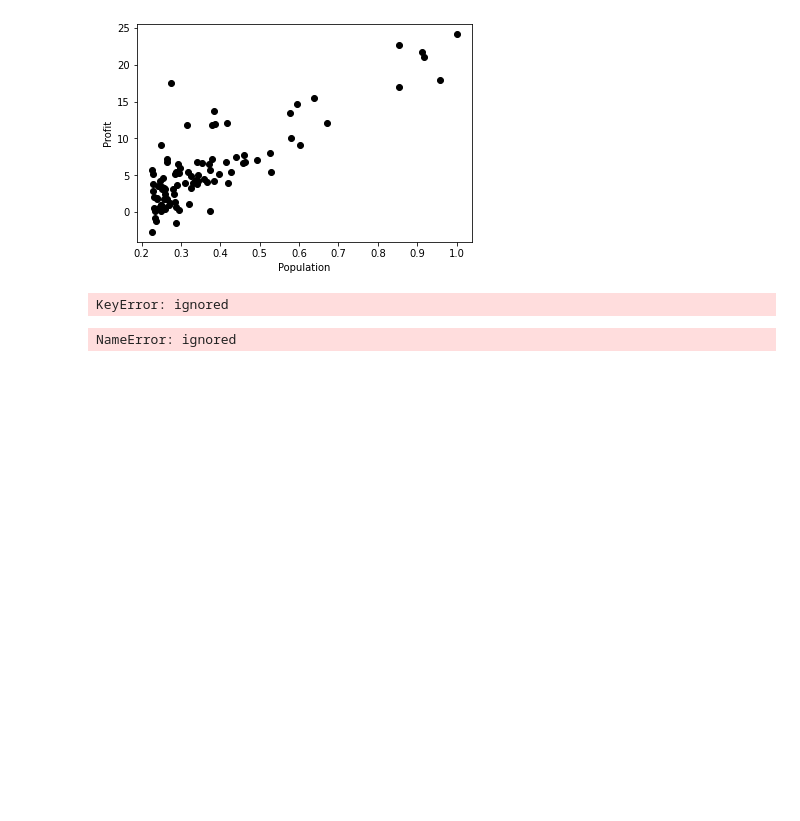
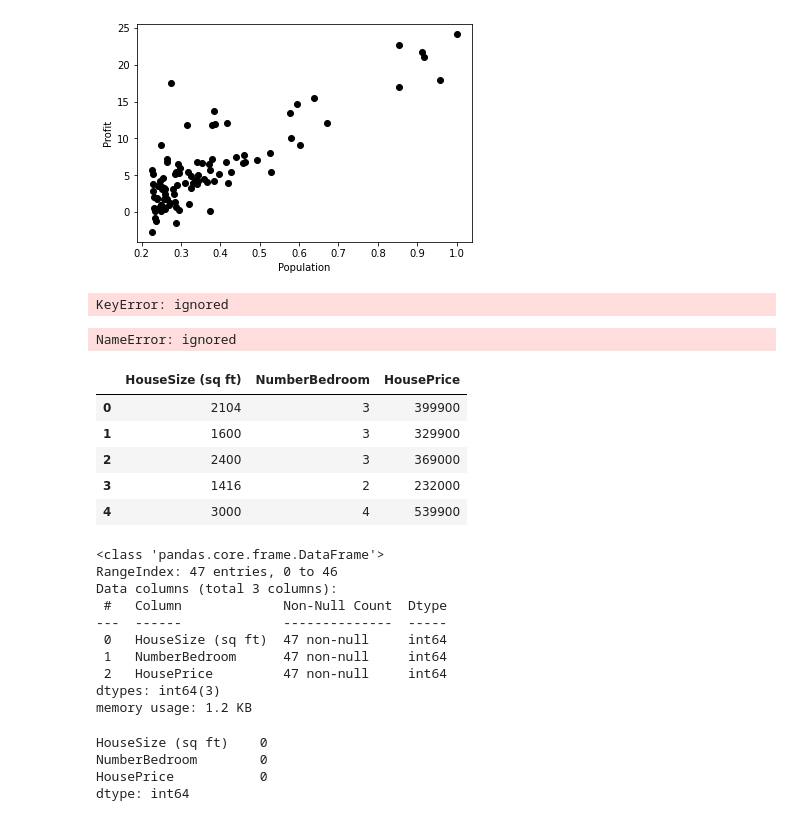
Before and after one commit to mollym55/CS5262-Week8, a Jupyter notebook: Week08_Miller_millemh2.ipynb, the cells around one changed output. Drawn from its saved outputs; the diff is of its cells as text; code cells hidden in the pictures; blank space fills up the shorter version.

```diff
--- a/Week08_Miller_millemh2.ipynb
+++ b/Week08_Miller_millemh2.ipynb
@@ -85,3 +108,29 @@ while True:
     w = new_w
 # %% [output]
 NameError: ignored
+# %%
+hd = pd.read_csv('https://raw.githubusercontent.com/mollym55/CS5262-Week8/master/housing_price_data.txt')
+display(hd.head())
+hd.info()
+hd.isna().sum()
+# %% [output]
+|  | HouseSize (sq ft) | NumberBedroom | HousePrice |
+| 0 | 2104 | 3 | 399900 |
+| 1 | 1600 | 3 | 329900 |
+| 2 | 2400 | 3 | 369000 |
+| 3 | 1416 | 2 | 232000 |
+| 4 | 3000 | 4 | 539900 |
+<class 'pandas.core.frame.DataFrame'>
+RangeIndex: 47 entries, 0 to 46
+Data columns (total 3 columns):
+ #   Column             Non-Null Count  Dtype
+---  ------             --------------  -----
+ 0   HouseSize (sq ft)  47 non-null     int64
+ 1   NumberBedroom      47 non-null     int64
+ 2   HousePrice         47 non-null     int64
+dtypes: int64(3)
+memory usage: 1.2 KB
+HouseSize (sq ft)    0
+NumberBedroom        0
+HousePrice           0
+dtype: int64
```
Also changed, not shown: parts of 9 cells of this notebook.
